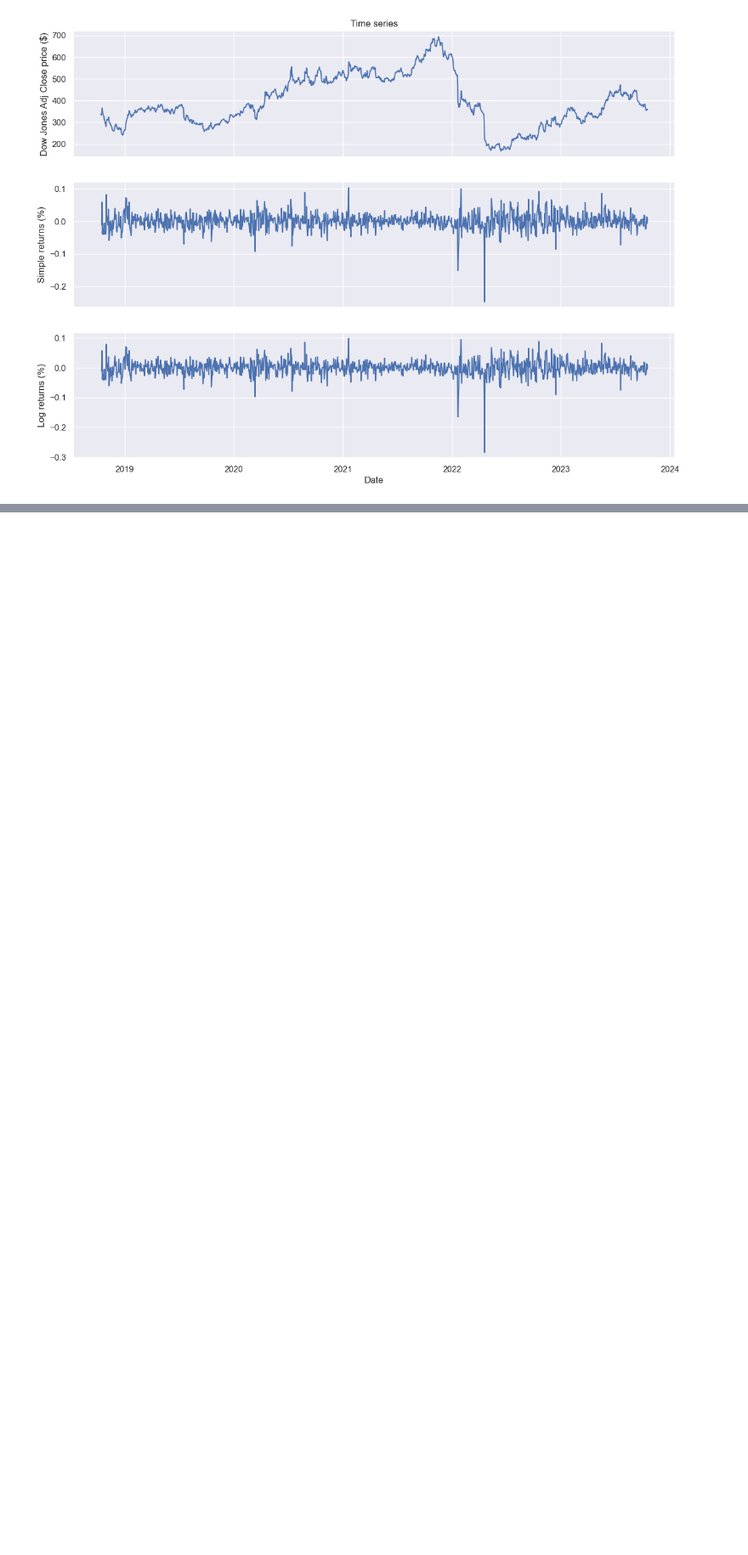
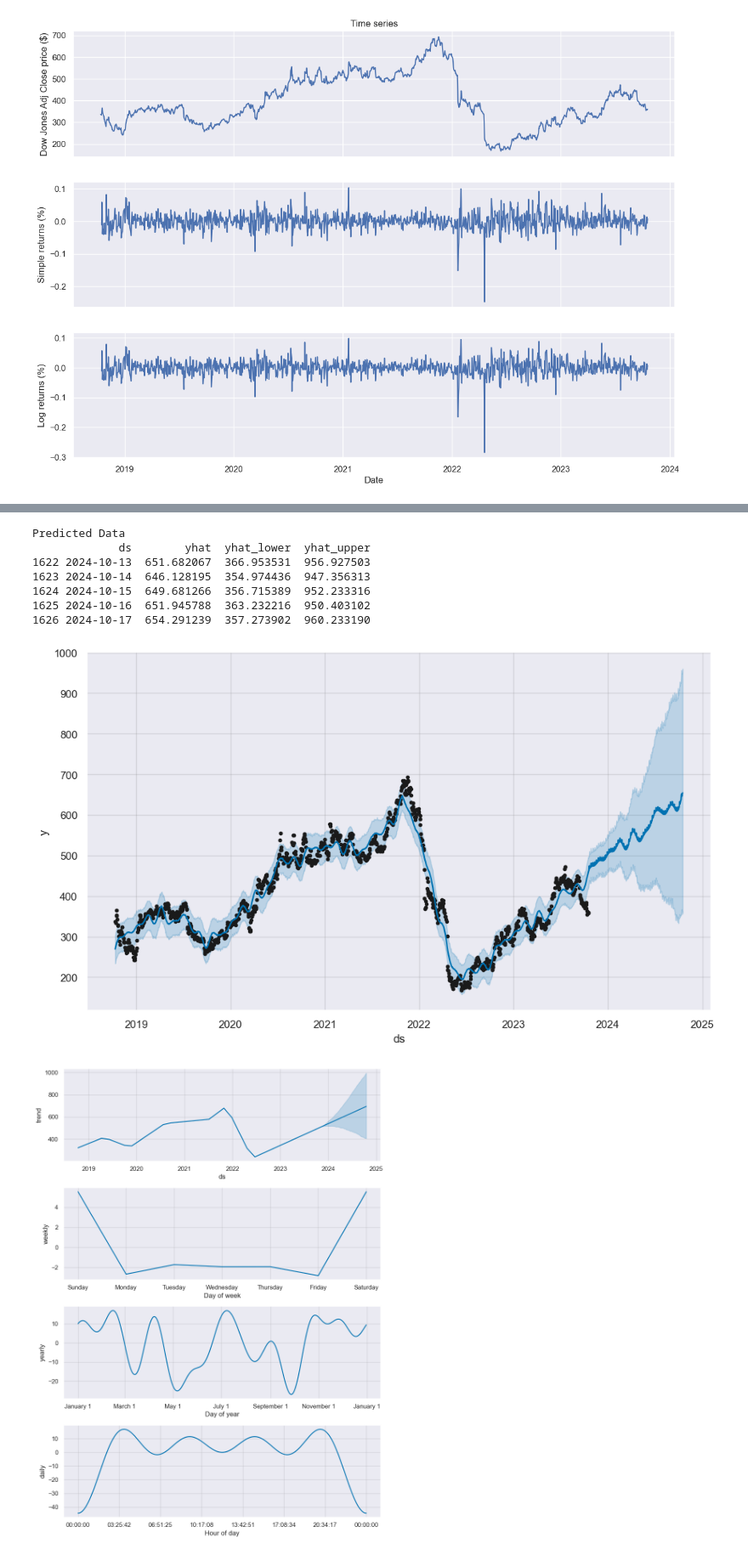
Before and after one commit to evanvolgas/arapbi, a Jupyter notebook: analysis/wip.ipynb, the cells around one changed output, grey strips where cells are left out. Shown: that part at 85% size. Saved outputs shown, nothing was run; the diff lists cells and outputs as text; code cells hidden in the pictures; blank space fills up the shorter version.

```diff
--- a/analysis/wip.ipynb
+++ b/analysis/wip.ipynb
@@ -64,3 +67,17 @@ ax[2].set(xlabel = 'Date', ylabel = 'Log returns (%)')
 plt.show()
 # %% [output]
 [figure]
+# %%
+  hist = netflix[['volume_weighted_average_price']]
+  hist.reset_index(level=0, inplace=True)
+  hist = hist.rename({'date': 'ds', 'volume_weighted_average_price': 'y'}, axis='columns')
+# %%
+  m = Prophet(daily_seasonality=True)
+  m.fit(hist)
+  future = m.make_future_dataframe(periods=365)
+  forecast = m.predict(future)
+  print("Predicted Data")
+  print(forecast[['ds', 'yhat', 'yhat_lower', 'yhat_upper']].tail())
+  figure1 = m.plot(forecast)
+  figure2 = m.plot_components(forecast)
+# %% [output]
@@ -66,0 +86,9 @@ plt.show()
+Predicted Data
+             ds        yhat  yhat_lower  yhat_upper
+1622 2024-10-13  651.682067  366.953531  956.927503
+1623 2024-10-14  646.128195  354.974436  947.356313
+1624 2024-10-15  649.681266  356.715389  952.233316
+1625 2024-10-16  651.945788  363.232216  950.403102
+1626 2024-10-17  654.291239  357.273902  960.233190
+[figure, added]
+[figure, added]
```
Also changed, not shown: parts of 2 cells of this notebook, 1 other file.
